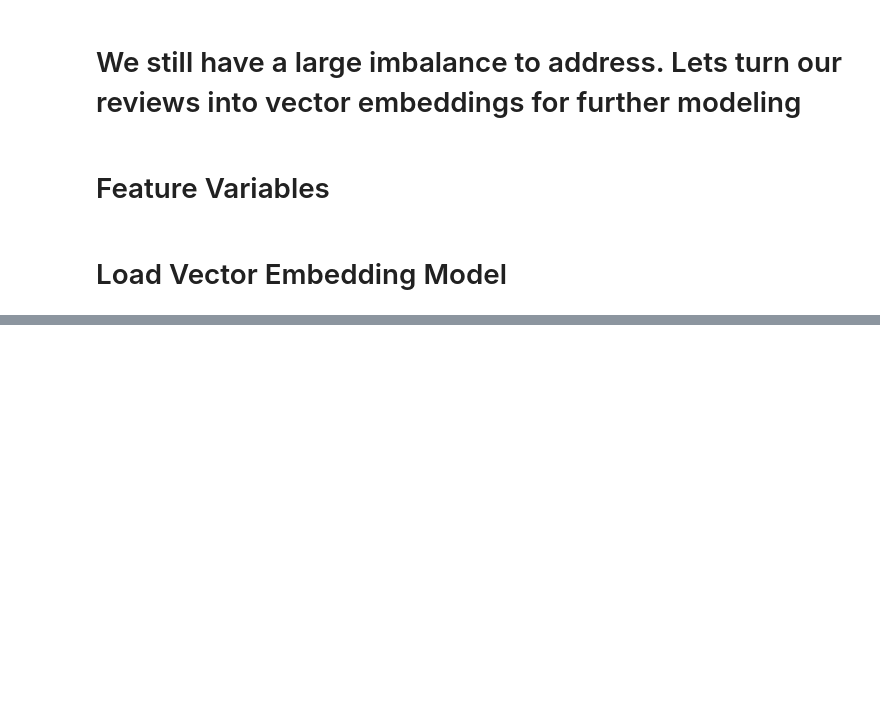
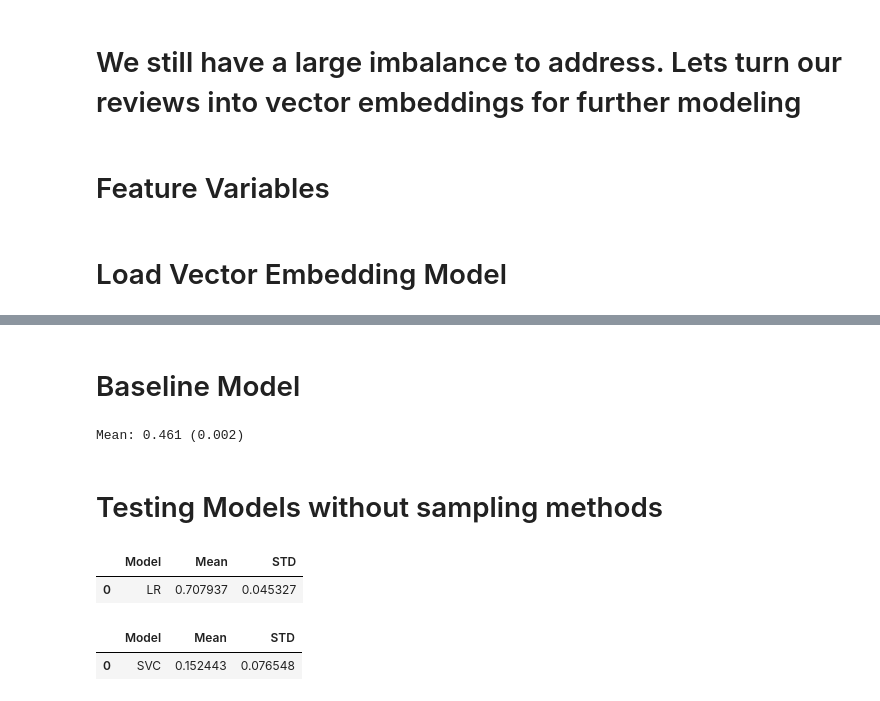
Before and after one commit to MaukanMir/Genshin-Impact-Google-Sentiment-Analysis, a Jupyter notebook: training.ipynb, the cells around one changed output, grey strips where cells are left out. Drawn from its saved outputs; the diff is of its cells as text; code cells hidden in the pictures; blank space fills up the shorter version.

```diff
--- a/training.ipynb
+++ b/training.ipynb
@@ -306,0 +304,28 @@ features = np.array(X['text_embeddings'].tolist()).reshape(X.shape[0], -1)
+# %% [markdown]
+# Baseline Model
+# %%
+
+from sklearn.dummy import DummyClassifier
+
+model = DummyClassifier(strategy='constant', constant=1)
+
+scores = evaluate_model(features, y, model)
+print('Mean: %.3f (%.3f)' % (np.mean(scores), np.std(scores)))
+# %% [output]
+Mean: 0.461 (0.002)
+# %% [markdown]
+# Testing Models without sampling methods
+# %%
+names = ['LR']
+models = get_selected_models(names)
+testing_selected_models(names, models, features, y)
+# %% [output]
+|  | Model | Mean | STD |
+| 0 | LR | 0.707937 | 0.045327 |
+# %%
+names = ['SVC']
+models = get_selected_models(names)
+testing_selected_models(names, models, features, y)
+# %% [output]
+|  | Model | Mean | STD |
+| 0 | SVC | 0.152443 | 0.076548 |
```
Also changed, not shown: parts of 3 cells of this notebook.
